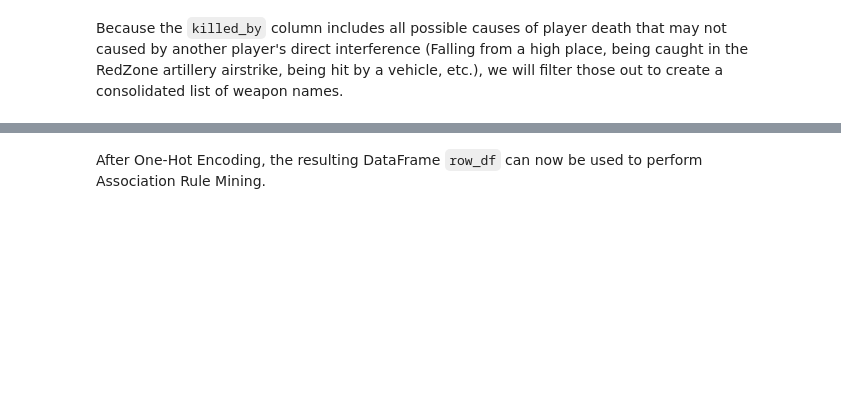
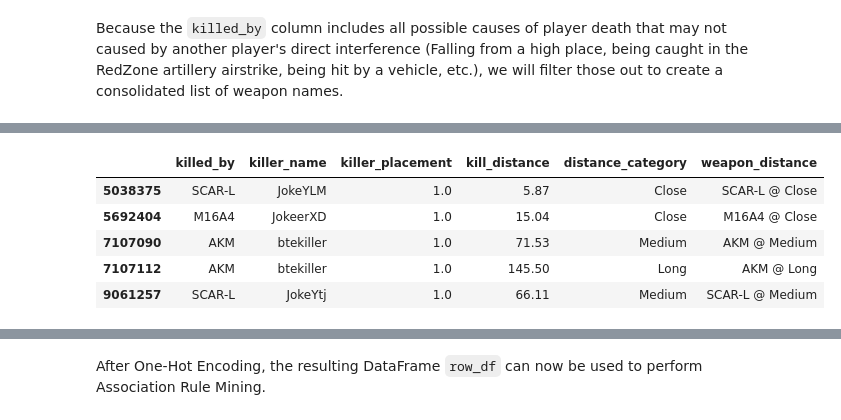
Before and after one commit to Shoofy32/CSMODEL, a Jupyter notebook: CSMODEL.ipynb, the cells around one changed output, grey strips where cells are left out. Saved outputs shown, nothing was run; the diff lists cells and outputs as text; code cells hidden in the pictures; blank space fills up the shorter version.

```diff
--- a/CSMODEL.ipynb
+++ b/CSMODEL.ipynb
@@ -521,0 +492,9 @@ array(['SCAR-L', 'S686', 'Down and Out', 'M416', 'AKM', 'Punch', 'P92',
+# %%
+player_rankings = (PUBG_death_df.groupby("killer_name")["killer_placement"].mean().sort_values())
+
+top20_players = player_rankings.head(20).index
+
+PUBG_arm_df = PUBG_death_df[PUBG_death_df["killer_name"].isin(top20_players)]
+PUBG_arm_df = PUBG_arm_df.drop(columns=["match_id", "time"])
+
+PUBG_arm_df.head()
@@ -530 +539,12 @@ top20_df = PUBG_death_df[PUBG_death_df["killer_name"].isin(top20)]
+# %%
+PUBG_arm_df["weapon_distance"] = (PUBG_arm_df["killed_by"] + " @ " + PUBG_arm_df["distance_category"])
+
+PUBG_arm_df.head()
+# %% [output]
+|  | killed_by | killer_name | killer_placement | kill_distance | distance_category | weapon_distance |
+| 5038375 | SCAR-L | JokeYLM | 1.0 | 5.87 | Close | SCAR-L @ Close |
+| 5692404 | M16A4 | JokeerXD | 1.0 | 15.04 | Close | M16A4 @ Close |
+| 7107090 | AKM | btekiller | 1.0 | 71.53 | Medium | AKM @ Medium |
+| 7107112 | AKM | btekiller | 1.0 | 145.50 | Long | AKM @ Long |
+| 9061257 | SCAR-L | JokeYtj | 1.0 | 66.11 | Medium | SCAR-L @ Medium |
 # %% [markdown]
```
Also changed, not shown: parts of 36 cells of this notebook.
